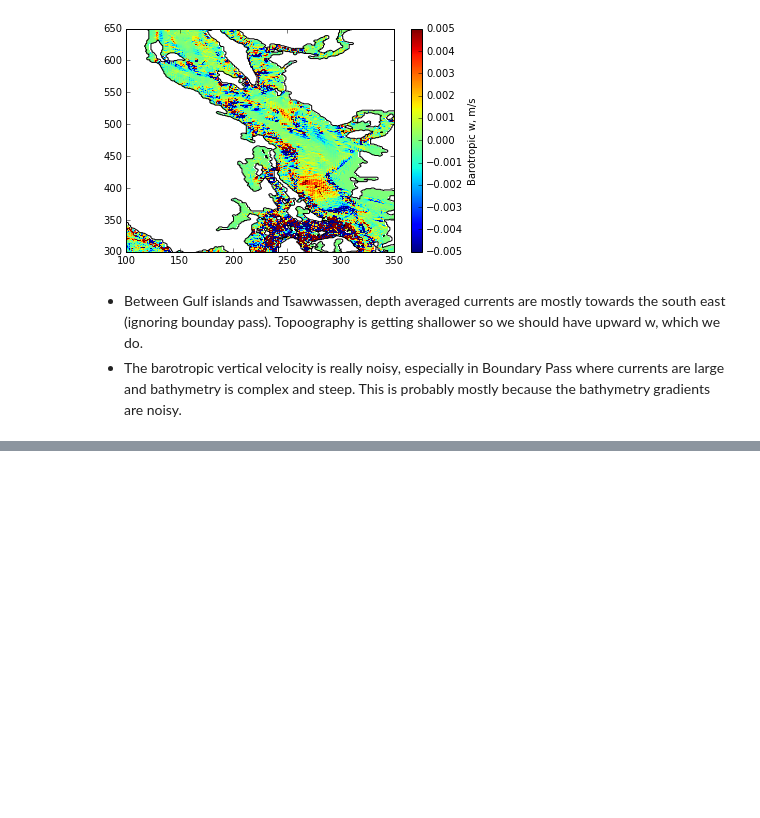
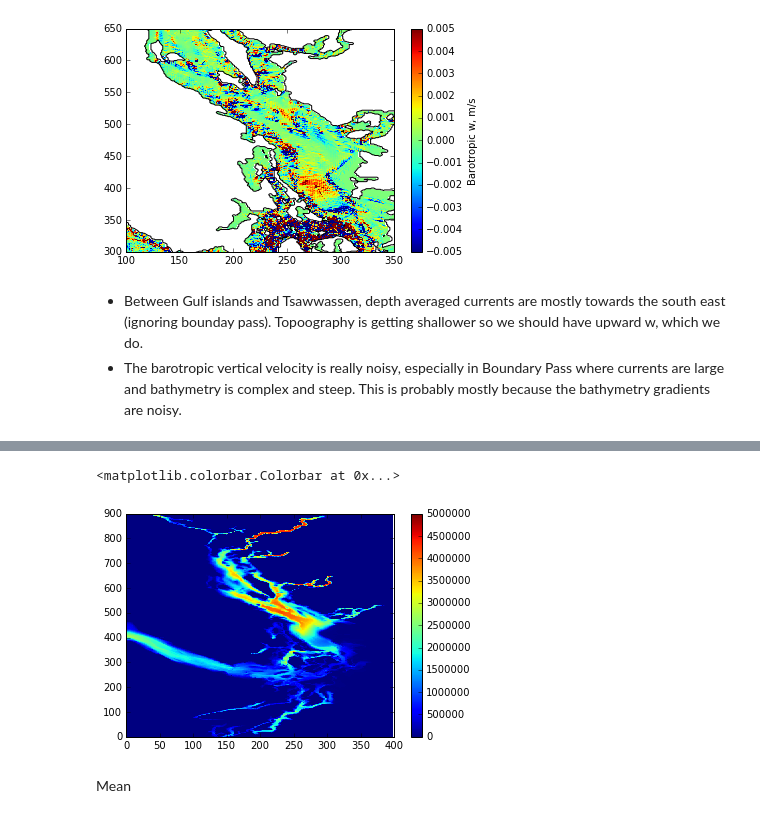
Before and after one commit to SalishSeaCast/analysis-nancy, a Jupyter notebook: notebooks/energy_flux/Barotropic to baroclinic conversion - development.ipynb, the cells around one changed output, grey strips where cells are left out. Drawn from its saved outputs; the diff is of its cells as text; code cells hidden in the pictures; blank space fills up the shorter version.

```diff
--- a/notebooks/energy_flux/Barotropic to baroclinic conversion - development.ipynb
+++ b/notebooks/energy_flux/Barotropic to baroclinic conversion - development.ipynb
@@ -159,0 +173,9 @@ for j in np.arange(bottom_p.shape[-2]):
+# %%
+t=1
+plt.pcolormesh(bottom_p[t,...],vmin=0,vmax=5*10**6)
+plt.colorbar()
+# %% [output]
+<matplotlib.colorbar.Colorbar at 0x...>
+[figure, added]
+# %% [markdown]
+Mean
```
Also changed, not shown: parts of 9 cells of this notebook.
